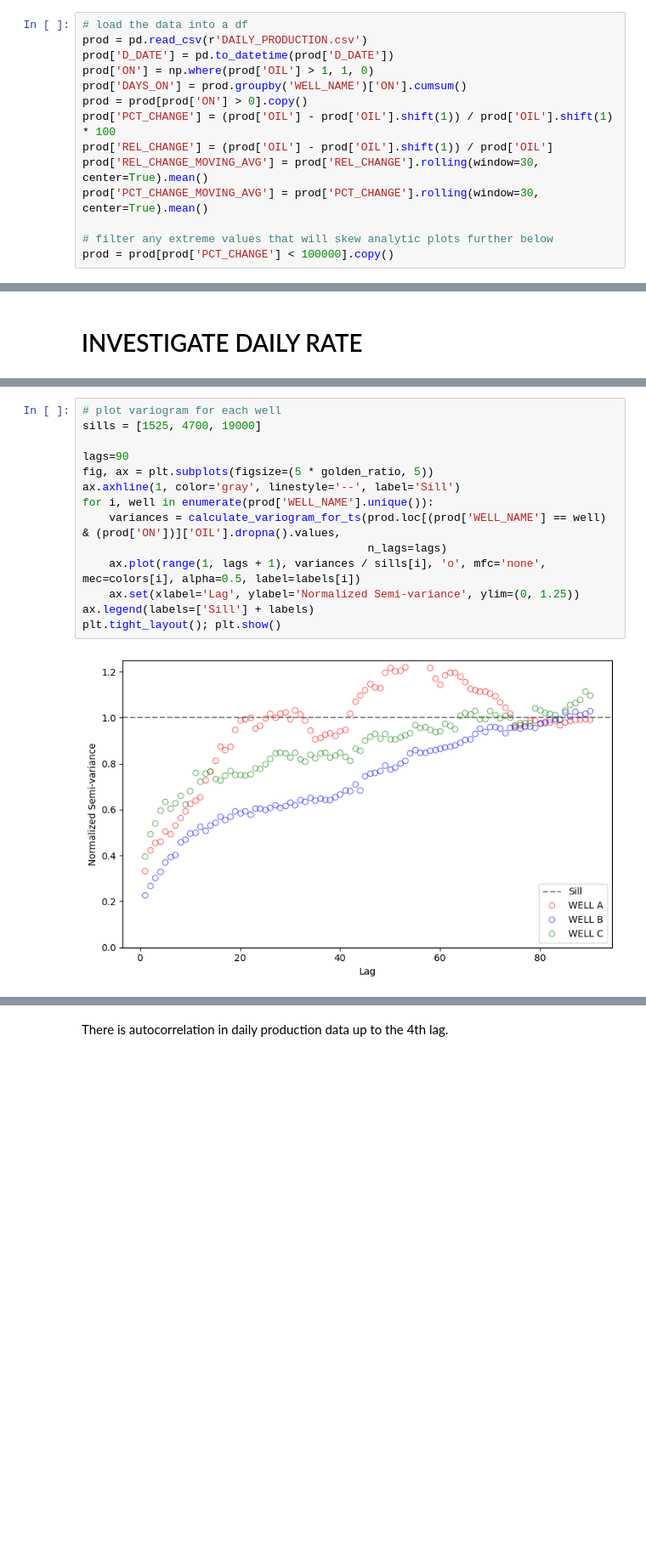
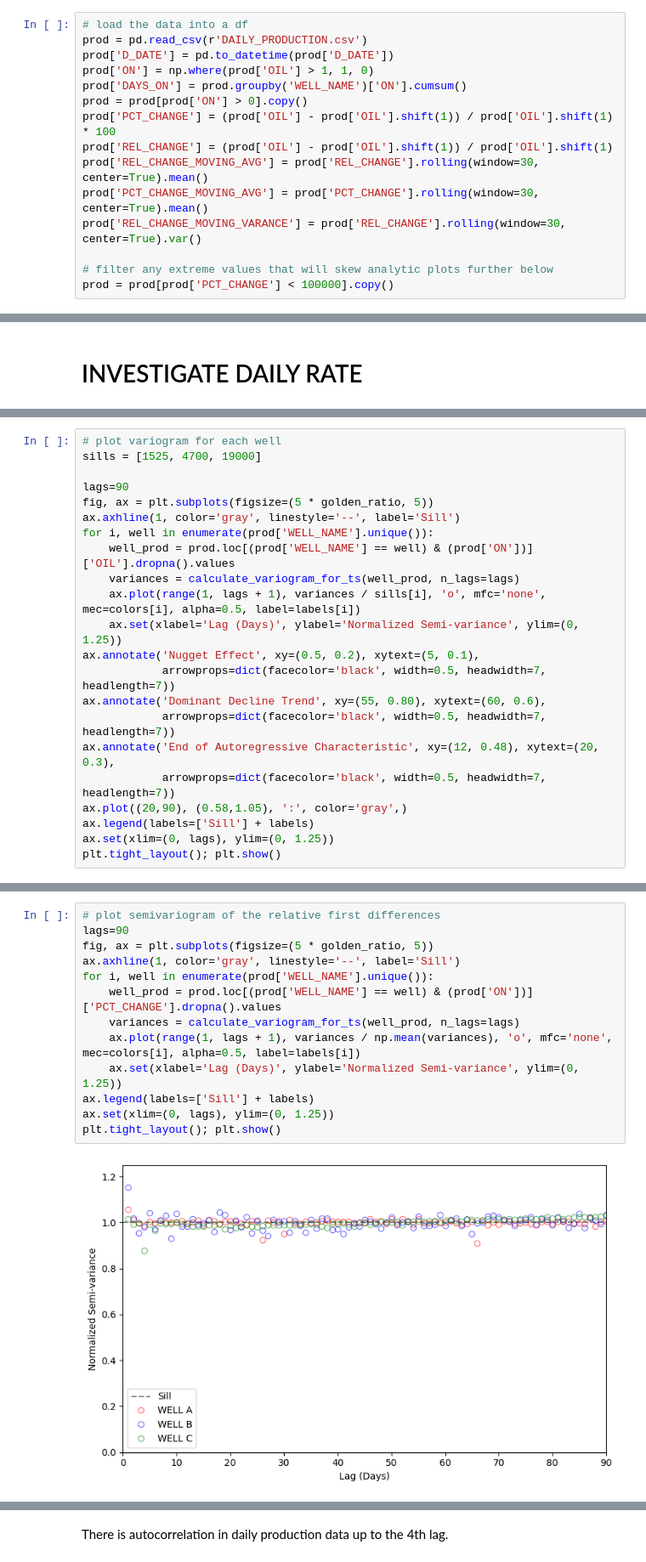
Before and after one commit to rmcguigan/PGE_RESEARCH, a Jupyter notebook: SP24_Research/Production_noise_modeling.ipynb, the cells around one changed output, grey strips where cells are left out. Shown at 85% size. Cells and saved outputs as stored; diff of their text form; blank space fills up the shorter version.

```diff
--- a/SP24_Research/SP24research_production_noise.ipynb
+++ b/SP24_Research/Production_noise_modeling.ipynb
@@ -70,9 +71,10 @@ prod['ON'] = np.where(prod['OIL'] > 1, 1, 0)
 prod['DAYS_ON'] = prod.groupby('WELL_NAME')['ON'].cumsum()
 prod = prod[prod['ON'] > 0].copy()
 prod['PCT_CHANGE'] = (prod['OIL'] - prod['OIL'].shift(1)) / prod['OIL'].shift(1) * 100
-prod['REL_CHANGE'] = (prod['OIL'] - prod['OIL'].shift(1)) / prod['OIL']
+prod['REL_CHANGE'] = (prod['OIL'] - prod['OIL'].shift(1)) / prod['OIL'].shift(1)
 prod['REL_CHANGE_MOVING_AVG'] = prod['REL_CHANGE'].rolling(window=30, center=True).mean()
 prod['PCT_CHANGE_MOVING_AVG'] = prod['PCT_CHANGE'].rolling(window=30, center=True).mean()
+prod['REL_CHANGE_MOVING_VARANCE'] = prod['REL_CHANGE'].rolling(window=30, center=True).var()
 
 # filter any extreme values that will skew analytic plots further below
 prod = prod[prod['PCT_CHANGE'] < 100000].copy()
@@ -130,3 +133,25 @@ for i, well in enumerate(prod['WELL_NAME'].unique()):
 plt.tight_layout(); plt.show()
 # %% [output]
 [figure]
+# %%
+# plot variogram for each well
+sills = [1525, 4700, 19000]
+
+lags=90
+fig, ax = plt.subplots(figsize=(5 * golden_ratio, 5))
+ax.axhline(1, color='gray', linestyle='--', label='Sill')
+for i, well in enumerate(prod['WELL_NAME'].unique()):
+    well_prod = prod.loc[(prod['WELL_NAME'] == well) & (prod['ON'])]['OIL'].dropna().values
+    variances = calculate_variogram_for_ts(well_prod, n_lags=lags)
+    ax.plot(range(1, lags + 1), variances / sills[i], 'o', mfc='none', mec=colors[i], alpha=0.5, label=labels[i])
+    ax.set(xlabel='Lag (Days)', ylabel='Normalized Semi-variance', ylim=(0, 1.25))
+ax.annotate('Nugget Effect', xy=(0.5, 0.2), xytext=(5, 0.1),
+            arrowprops=dict(facecolor='black', width=0.5, headwidth=7, headlength=7))
+ax.annotate('Dominant Decline Trend', xy=(55, 0.80), xytext=(60, 0.6),
+            arrowprops=dict(facecolor='black', width=0.5, headwidth=7, headlength=7))
+ax.annotate('End of Autoregressive Characteristic', xy=(12, 0.48), xytext=(20, 0.3),
+            arrowprops=dict(facecolor='black', width=0.5, headwidth=7, headlength=7))
+ax.plot((20,90), (0.58,1.05), ':', color='gray',)
+ax.legend(labels=['Sill'] + labels)
+ax.set(xlim=(0, lags), ylim=(0, 1.25))
+plt.tight_layout(); plt.show()
@@ -133,19 +160,18 @@ plt.tight_layout(); plt.show()
 # %%
-# plot variogram for each well
-sills = [1525, 4700, 19000]
-
+# plot semivariogram of the relative first differences
 lags=90
 fig, ax = plt.subplots(figsize=(5 * golden_ratio, 5))
 ax.axhline(1, color='gray', linestyle='--', label='Sill')
 for i, well in enumerate(prod['WELL_NAME'].unique()):
-    variances = calculate_variogram_for_ts(prod.loc[(prod['WELL_NAME'] == well) & (prod['ON'])]['OIL'].dropna().values,
-                                           n_lags=lags)
-    ax.plot(range(1, lags + 1), variances / sills[i], 'o', mfc='none', mec=colors[i], alpha=0.5, label=labels[i])
-    ax.set(xlabel='Lag', ylabel='Normalized Semi-variance', ylim=(0, 1.25))
+    well_prod = prod.loc[(prod['WELL_NAME'] == well) & (prod['ON'])]['PCT_CHANGE'].dropna().values
+    variances = calculate_variogram_for_ts(well_prod, n_lags=lags)
+    ax.plot(range(1, lags + 1), variances / np.mean(variances), 'o', mfc='none', mec=colors[i], alpha=0.5, label=labels[i])
+    ax.set(xlabel='Lag (Days)', ylabel='Normalized Semi-variance', ylim=(0, 1.25))
 ax.legend(labels=['Sill'] + labels)
+ax.set(xlim=(0, lags), ylim=(0, 1.25))
 plt.tight_layout(); plt.show()
 # %% [output]
-[figure, old version]
+[figure, new version]
 # %%
 fig, axs = plt.subplots(nrows=3, ncols=5, figsize=(5 * 3 * golden_ratio, 3 * 3))
 for i, well in enumerate(prod['WELL_NAME'].unique()):
```
Also changed, not shown: parts of 16 cells of this notebook, 4 other files.
